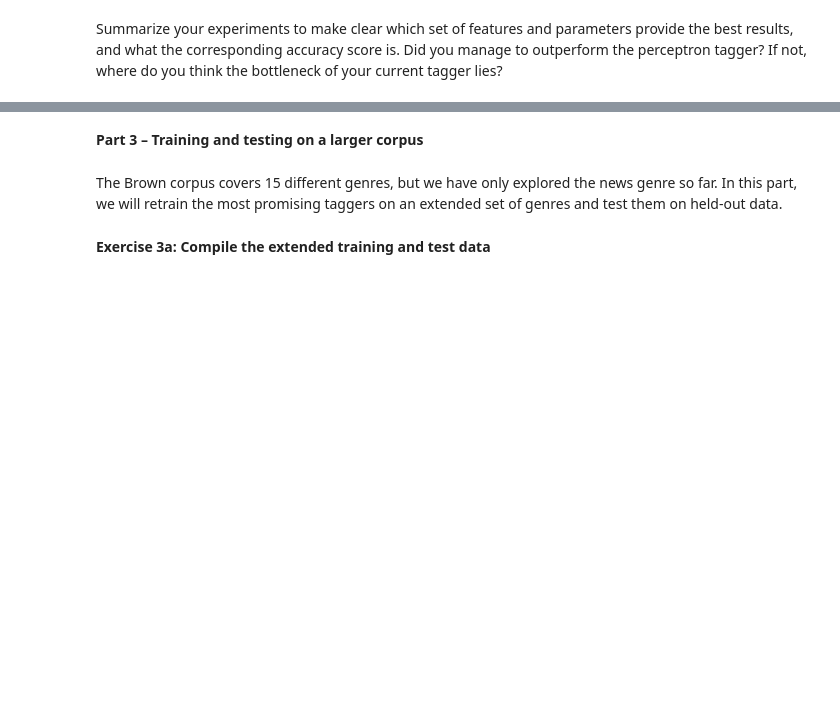
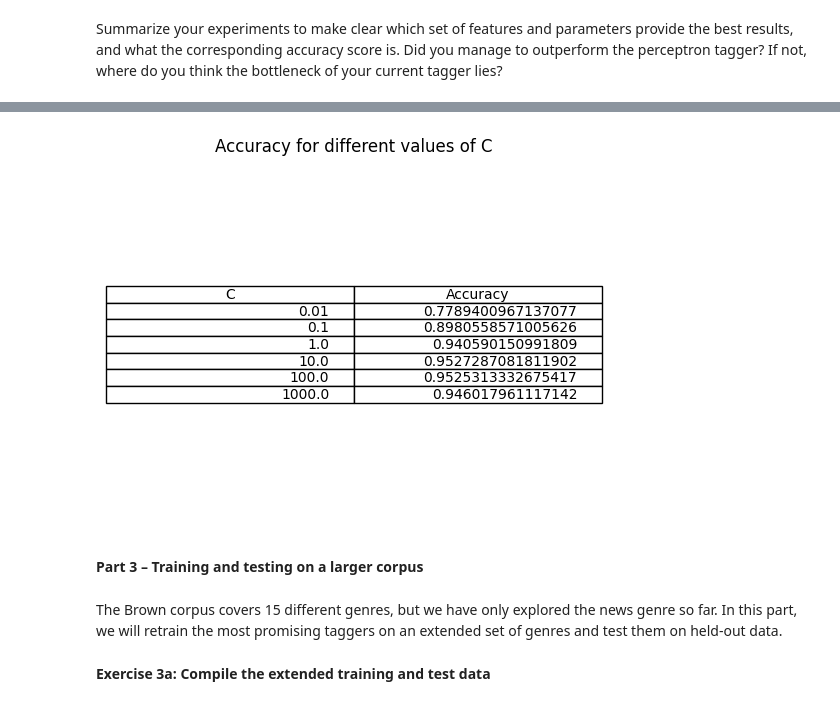
Before and after one commit to alessiasanfelici/IN4080--NLP-Exercises, a Jupyter notebook: NLP-Projects/alesssa_in4080_mandatory_2.ipynb, the cells around one changed output, grey strips where cells are left out. Cells and saved outputs as stored; diff of their text form; code cells hidden in the pictures; blank space fills up the shorter version.

```diff
--- a/NLP-Projects/alesssa_in4080_mandatory_2.ipynb
+++ b/NLP-Projects/alesssa_in4080_mandatory_2.ipynb
@@ -320,4 +398,22 @@ additional values.
-# %%
-c = [0.01, 0.1, 1.0, 10.0, 100.0, 1000.0]
-
-#create a for cycle
+# %%
+c_values = [0.01, 0.1, 1.0, 10.0, 100.0, 1000.0]
+accuracies = []
+best_c = None
+best_accuracy = 0.0
+
+# apply the tagger and evaluate the accuracy for each value of c
+for c in c_values:
+    tagger = ScikitGreedyTagger(pos_features_cap_num, C = c)
+    tagger.train(news_train)
+
+    accuracy = tagger.accuracy(news_val)
+    accuracies.append(accuracy)
+
+    # best accuracy and c
+    if accuracy > best_accuracy:
+        best_accuracy = accuracy
+        best_c = c
+
+print("Accuracies:", accuracies)
+print("Best C value:", best_c)
+print("Best Accuracy:", best_accuracy)
@@ -328,3 +460,15 @@ tagger? If not, where do you think the bottleneck of your current tagger lies?
+# %%
+c = {"C": c_values, "Accuracy": accuracies}
+df_c = pd.DataFrame(c)
+
+fig, ax = plt.subplots(1, 1)
+ax.axis('off')
+ax.axis('tight')
+ax.table(cellText = df_c.values, colLabels = df_c.columns, loc = 'center')
+ax.set_title("Accuracy for different values of C")
+plt.show()
+# %% [output]
+[figure, added]
 # %% [markdown]
 **Part	3	– Training	and	testing	on	a	larger	corpus**
 # %% [markdown]
```
Also changed, not shown: parts of 17 cells of this notebook.
